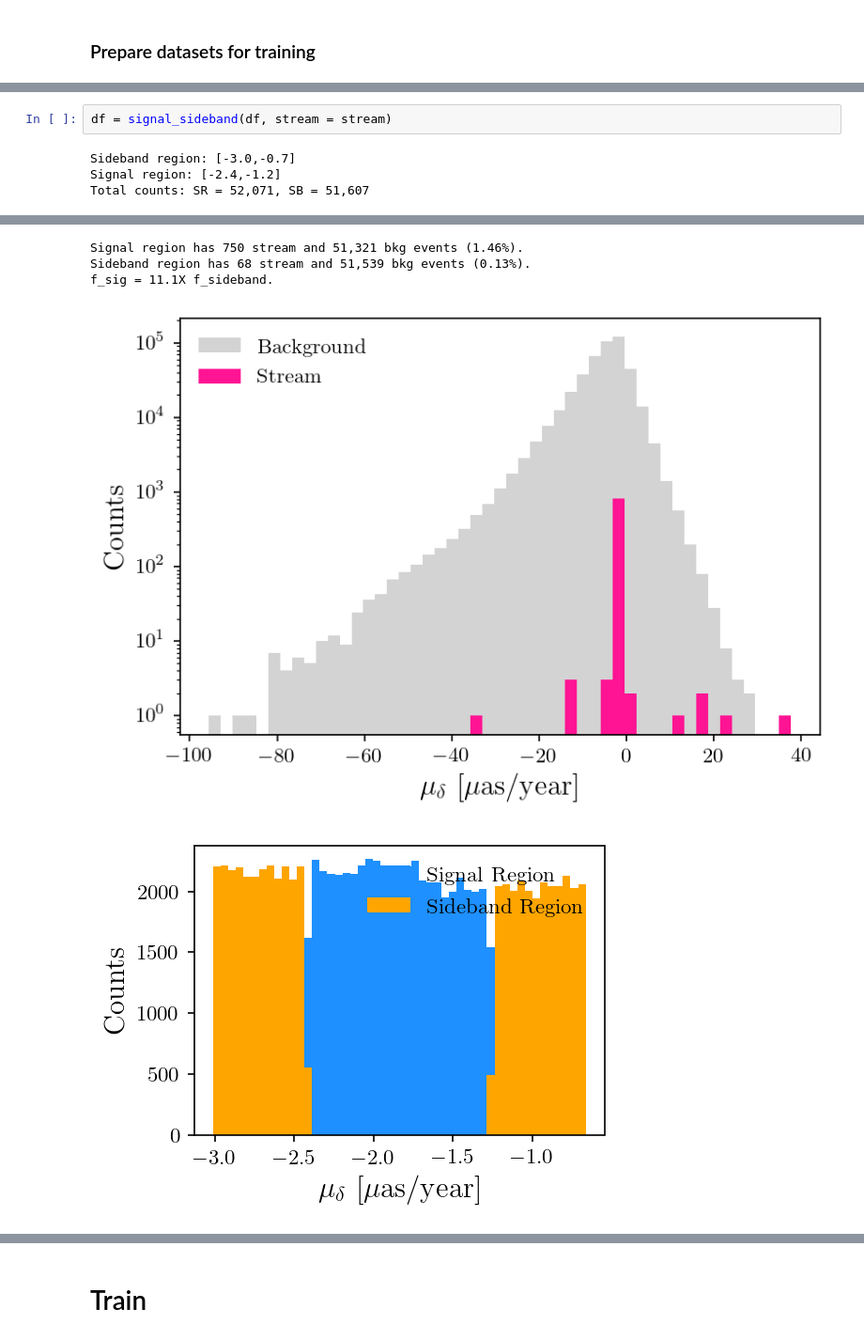
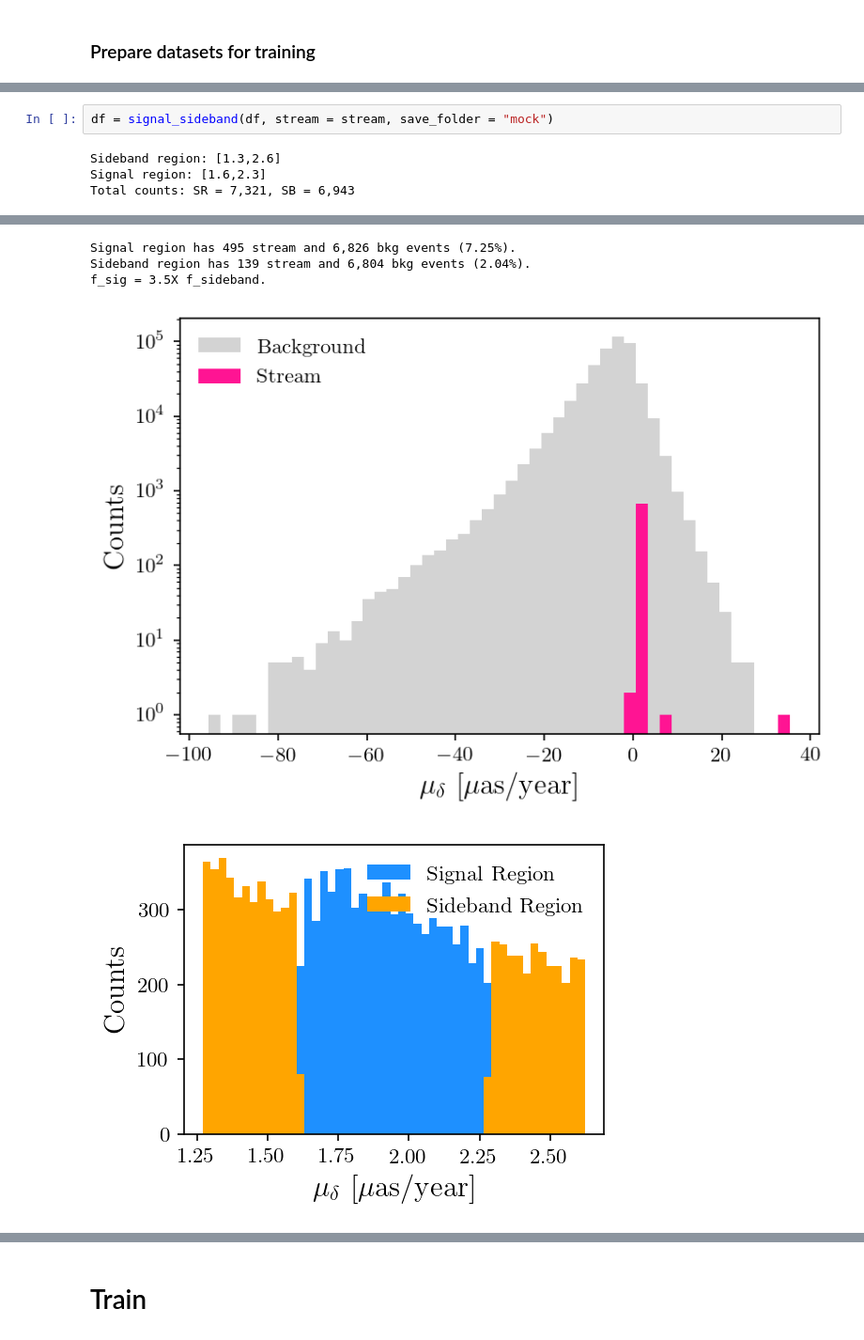
Before and after one commit to hep-lbdl/GaiaCWoLa, a Jupyter notebook: notebooks/Example_Finding_Mock_Stream.ipynb, the cells around one changed output, grey strips where cells are left out. Shown: that part at 94% size. Drawn from its saved outputs; the diff is of its cells as text.

Commit message:
Edit via machinae plot limits, mock stream notebook update

```diff
--- a/notebooks/Example_Finding_Mock_Stream.ipynb
+++ b/notebooks/Example_Finding_Mock_Stream.ipynb
@@ -39,17 +38,17 @@ visualize_stream(df)
 # %%
-df = signal_sideband(df, stream = stream)
+df = signal_sideband(df, stream = stream, save_folder = "mock")
 # %% [output]
-Sideband region: [-3.0,-0.7]
-Signal region: [-2.4,-1.2]
-Total counts: SR = 52,071, SB = 51,607
+Sideband region: [1.3,2.6]
+Signal region: [1.6,2.3]
+Total counts: SR = 7,321, SB = 6,943
 A value is trying to be set on a copy of a slice from a DataFrame.
 Try using .loc[row_indexer,col_indexer] = value instead
 
 See the caveats in the documentation: https://pandas.pydata.org/pandas-docs/stable/user_guide/indexing.html#returning-a-view-versus-a-copy
   df_slice['label'] = np.where(((df_slice.μ_δ > sr_min) & (df_slice.μ_δ < sr_max)), 1, 0)
 No handles with labels found to put in legend.
-Signal region has 750 stream and 51,321 bkg events (1.46%).
-Sideband region has 68 stream and 51,539 bkg events (0.13%).
-f_sig = 11.1X f_sideband.
+Signal region has 495 stream and 6,826 bkg events (7.25%).
+Sideband region has 139 stream and 6,804 bkg events (2.04%).
+f_sig = 3.5X f_sideband.
-[figure, old version]
+[figure, new version]
-[figure, old version]
+[figure, new version]
```
Also changed, not shown: parts of 5 cells of this notebook, 1 other file.
